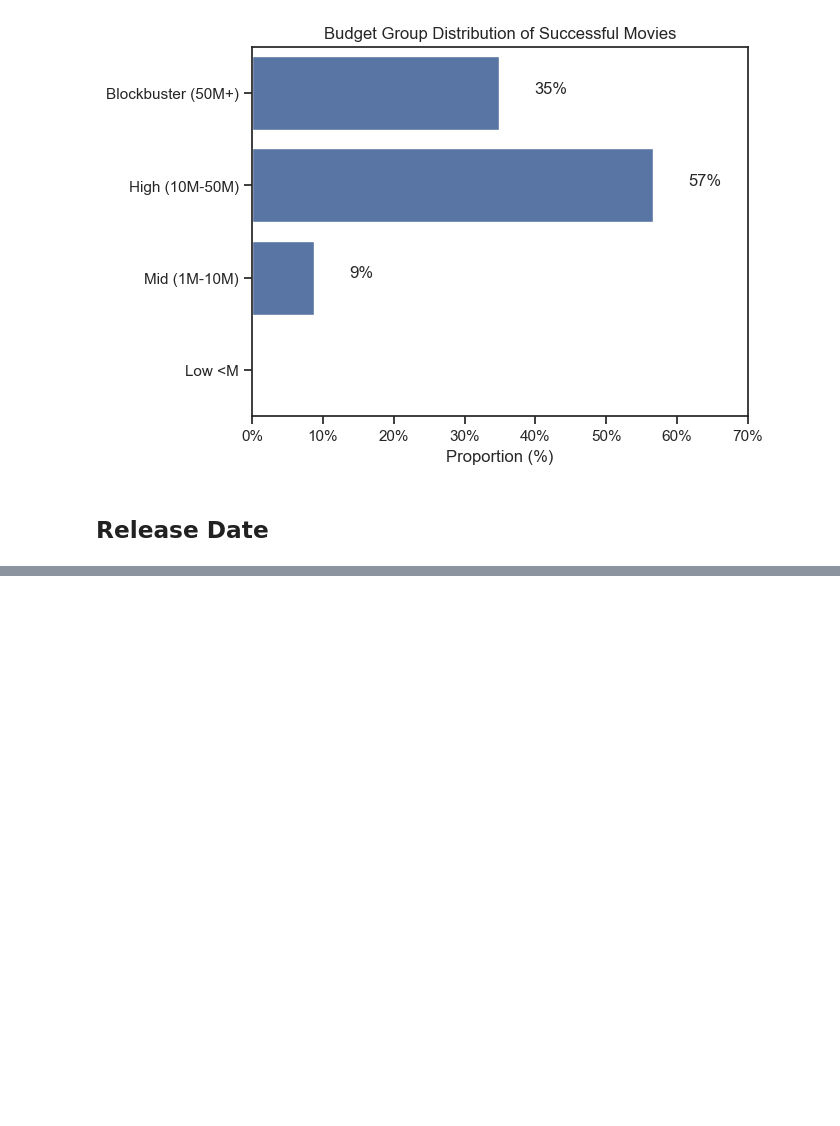
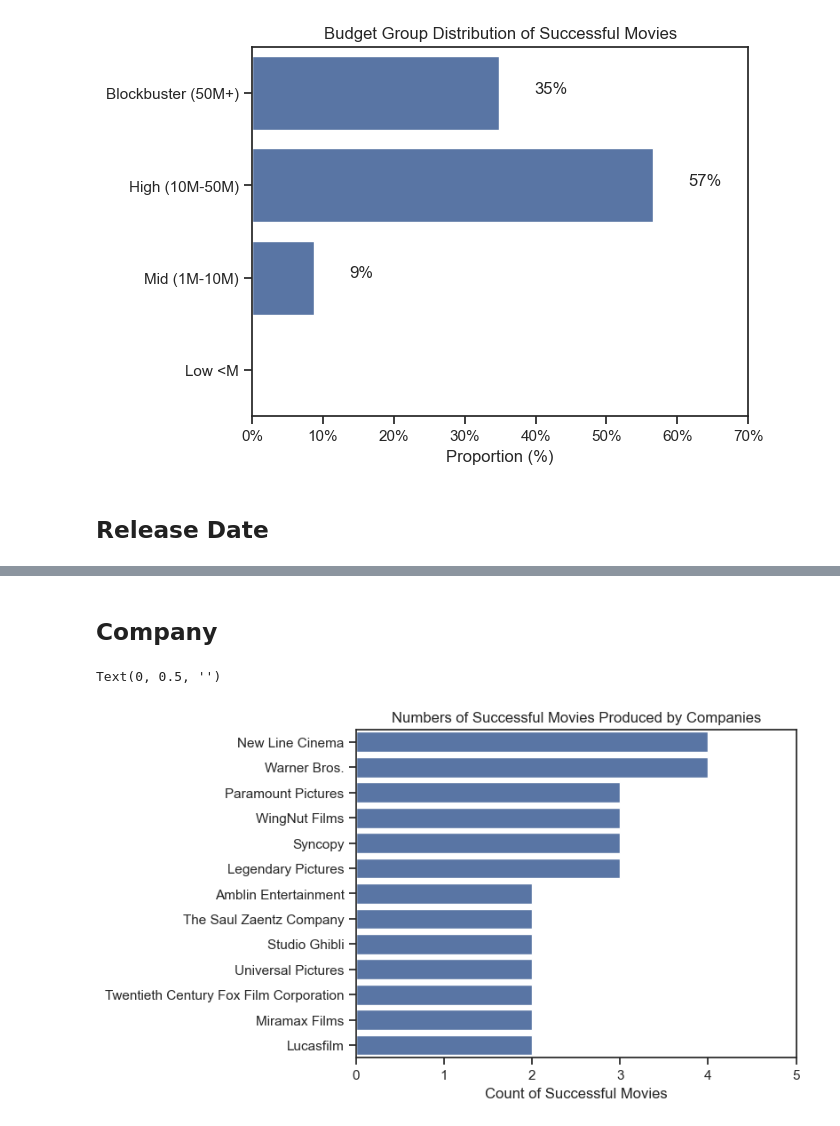
Before and after one commit to Jamil1016/Python_Project_Movie_Analysis, a Jupyter notebook: 1_Analysis/7_Succesful_Movies_Characterestics.ipynb, the cells around one changed output, grey strips where cells are left out. Drawn from its saved outputs; the diff is of its cells as text; code cells hidden in the pictures; blank space fills up the shorter version.

```diff
--- a/1_Analysis/7_Succesful_Movies_Characterestics.ipynb
+++ b/1_Analysis/7_Succesful_Movies_Characterestics.ipynb
@@ -196,0 +197,17 @@ plt.show()
+# %% [markdown]
+## Company
+# %%
+company_successful_movies = successful_movies['production_companies'].explode().value_counts().reset_index(name= 'successful_movies')
+top_company = company_successful_movies[company_successful_movies['successful_movies'] > 1]
+sns.barplot(
+    data= top_company
+    ,x= 'successful_movies'
+    ,y= 'production_companies'
+)
+plt.xlim(0,5)
+plt.title('Numbers of Successful Movies Produced by Companies')
+plt.xlabel('Count of Successful Movies')
+plt.ylabel('')
+# %% [output]
+Text(0, 0.5, '')
+[figure, added]
```
Also changed, not shown: parts of 6 cells of this notebook, 7 other files.
